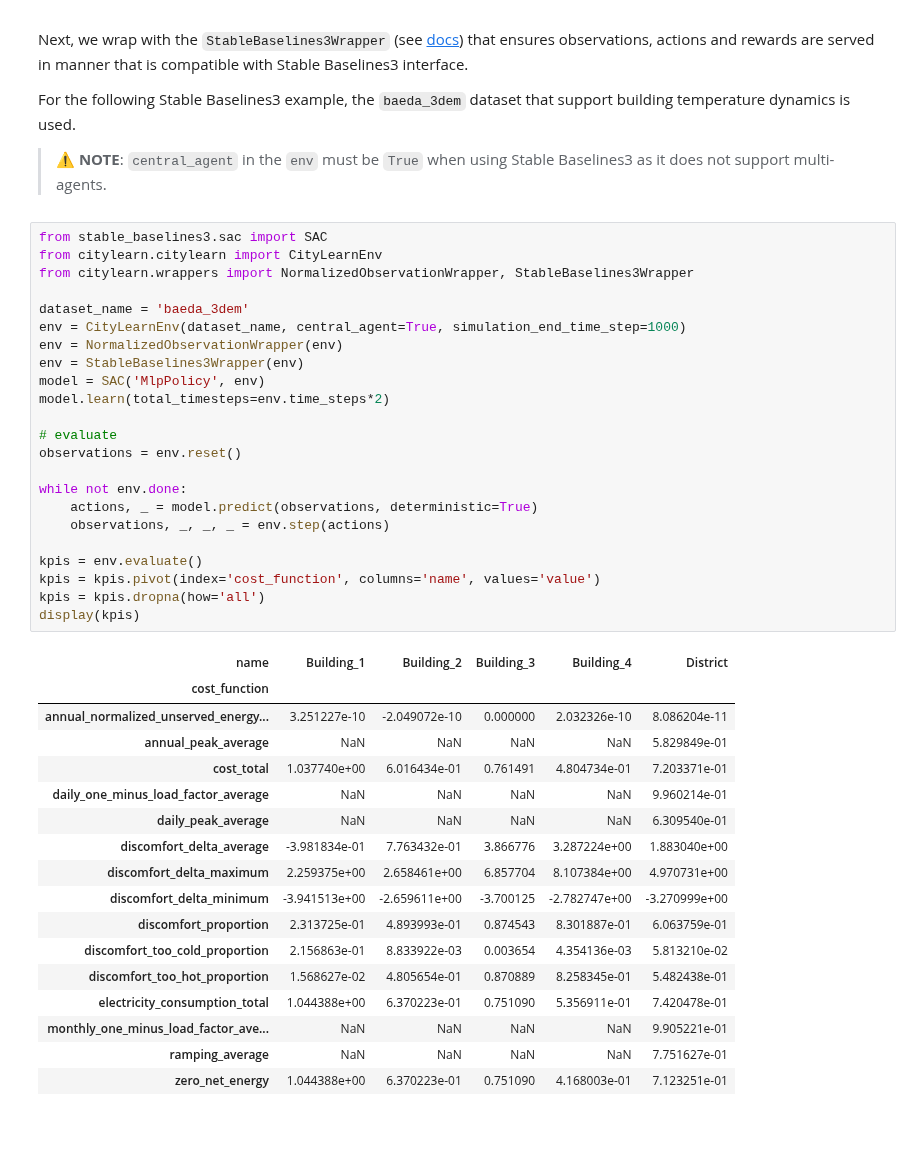
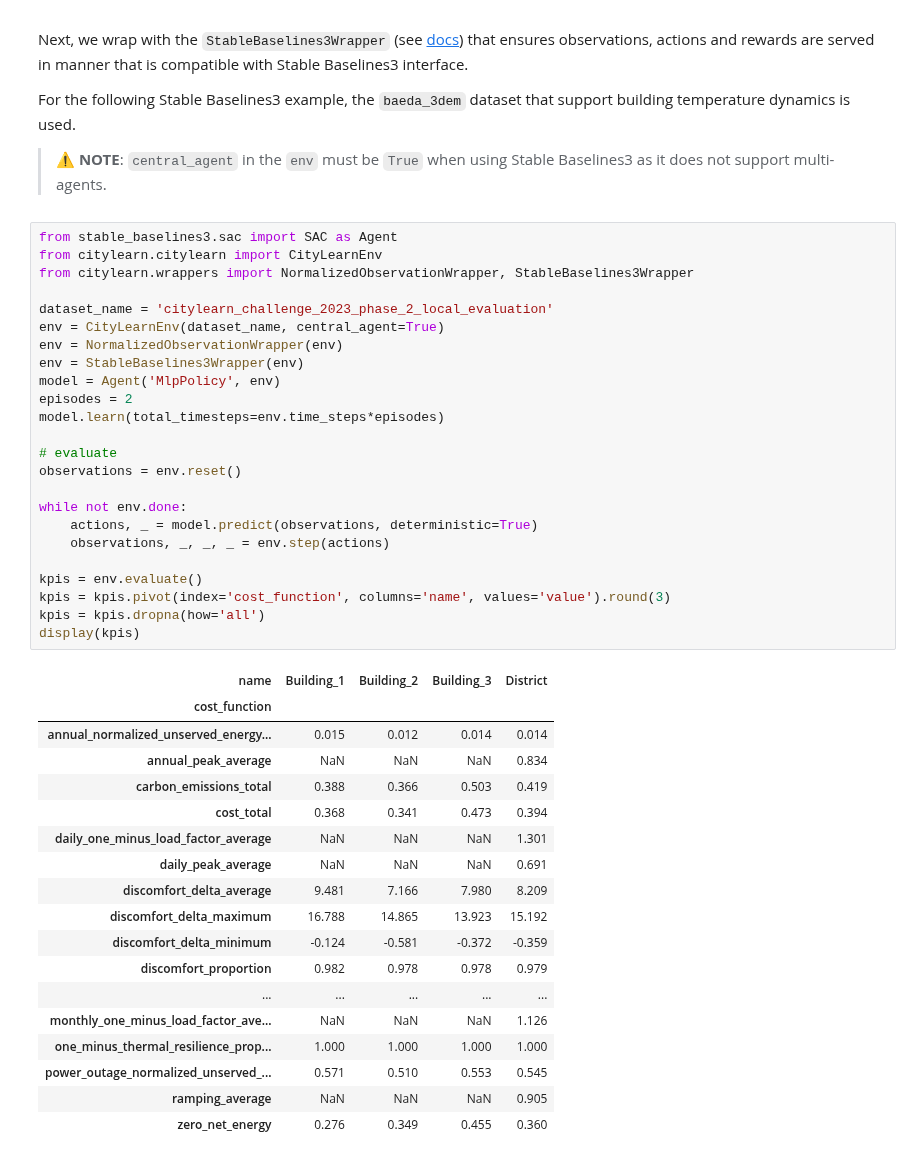
Before and after one commit to intelligent-environments-lab/CityLearn, a Jupyter notebook: examples/quickstart.ipynb, the cells around one changed output. Drawn from its saved outputs; the diff is of its cells as text; blank space fills up the shorter version.

```diff
--- a/examples/quickstart.ipynb
+++ b/examples/quickstart.ipynb
@@ -122,43 +168,45 @@ For the following Stable Baselines3 example, the `baeda_3dem` dataset that suppo
 
 > ⚠️ **NOTE**: `central_agent` in the `env` must be `True` when using Stable Baselines3  as it does not support multi-agents.
 # %%
-from stable_baselines3.sac import SAC
+from stable_baselines3.sac import SAC as Agent
 from citylearn.citylearn import CityLearnEnv
 from citylearn.wrappers import NormalizedObservationWrapper, StableBaselines3Wrapper
 
-dataset_name = 'baeda_3dem'
-env = CityLearnEnv(dataset_name, central_agent=True, simulation_end_time_step=1000)
+dataset_name = 'citylearn_challenge_2023_phase_2_local_evaluation'
+env = CityLearnEnv(dataset_name, central_agent=True)
 env = NormalizedObservationWrapper(env)
 env = StableBaselines3Wrapper(env)
-model = SAC('MlpPolicy', env)
-model.learn(total_timesteps=env.time_steps*2)
+model = Agent('MlpPolicy', env)
+episodes = 2
+model.learn(total_timesteps=env.time_steps*episodes)
 
 # evaluate
 observations = env.reset()
 
 while not env.done:
     actions, _ = model.predict(observations, deterministic=True)
     observations, _, _, _ = env.step(actions)
 
 kpis = env.evaluate()
-kpis = kpis.pivot(index='cost_function', columns='name', values='value')
+kpis = kpis.pivot(index='cost_function', columns='name', values='value').round(3)
 kpis = kpis.dropna(how='all')
 display(kpis)
 # %% [output]
-| name | Building_1 | Building_2 | Building_3 | Building_4 | District |
-| cost_function |  |  |  |  |  |
-| annual_normalized_unserved_energy... | 3.251227e-10 | -2.049072e-10 | 0.000000 | 2.032326e-10 | 8.086204e-11 |
-| annual_peak_average | NaN | NaN | NaN | NaN | 5.829849e-01 |
-| cost_total | 1.037740e+00 | 6.016434e-01 | 0.761491 | 4.804734e-01 | 7.203371e-01 |
-| daily_one_minus_load_factor_average | NaN | NaN | NaN | NaN | 9.960214e-01 |
-| daily_peak_average | NaN | NaN | NaN | NaN | 6.309540e-01 |
-| discomfort_delta_average | -3.981834e-01 | 7.763432e-01 | 3.866776 | 3.287224e+00 | 1.883040e+00 |
-| discomfort_delta_maximum | 2.259375e+00 | 2.658461e+00 | 6.857704 | 8.107384e+00 | 4.970731e+00 |
-| discomfort_delta_minimum | -3.941513e+00 | -2.659611e+00 | -3.700125 | -2.782747e+00 | -3.270999e+00 |
-| discomfort_proportion | 2.313725e-01 | 4.893993e-01 | 0.874543 | 8.301887e-01 | 6.063759e-01 |
-| discomfort_too_cold_proportion | 2.156863e-01 | 8.833922e-03 | 0.003654 | 4.354136e-03 | 5.813210e-02 |
-| discomfort_too_hot_proportion | 1.568627e-02 | 4.805654e-01 | 0.870889 | 8.258345e-01 | 5.482438e-01 |
-| electricity_consumption_total | 1.044388e+00 | 6.370223e-01 | 0.751090 | 5.356911e-01 | 7.420478e-01 |
-| monthly_one_minus_load_factor_ave... | NaN | NaN | NaN | NaN | 9.905221e-01 |
-| ramping_average | NaN | NaN | NaN | NaN | 7.751627e-01 |
-| zero_net_energy | 1.044388e+00 | 6.370223e-01 | 0.751090 | 4.168003e-01 | 7.123251e-01 |
+| name | Building_1 | Building_2 | Building_3 | District |
+| cost_function |  |  |  |  |
+| annual_normalized_unserved_energy... | 0.015 | 0.012 | 0.014 | 0.014 |
+| annual_peak_average | NaN | NaN | NaN | 0.834 |
+| carbon_emissions_total | 0.388 | 0.366 | 0.503 | 0.419 |
+| cost_total | 0.368 | 0.341 | 0.473 | 0.394 |
+| daily_one_minus_load_factor_average | NaN | NaN | NaN | 1.301 |
+| daily_peak_average | NaN | NaN | NaN | 0.691 |
+| discomfort_delta_average | 9.481 | 7.166 | 7.980 | 8.209 |
+| discomfort_delta_maximum | 16.788 | 14.865 | 13.923 | 15.192 |
+| discomfort_delta_minimum | -0.124 | -0.581 | -0.372 | -0.359 |
+| discomfort_proportion | 0.982 | 0.978 | 0.978 | 0.979 |
+| ... | ... | ... | ... | ... |
+| monthly_one_minus_load_factor_ave... | NaN | NaN | NaN | 1.126 |
+| one_minus_thermal_resilience_prop... | 1.000 | 1.000 | 1.000 | 1.000 |
+| power_outage_normalized_unserved_... | 0.571 | 0.510 | 0.553 | 0.545 |
+| ramping_average | NaN | NaN | NaN | 0.905 |
+| zero_net_energy | 0.276 | 0.349 | 0.455 | 0.360 |
```
Also changed, not shown: parts of 8 cells of this notebook.
